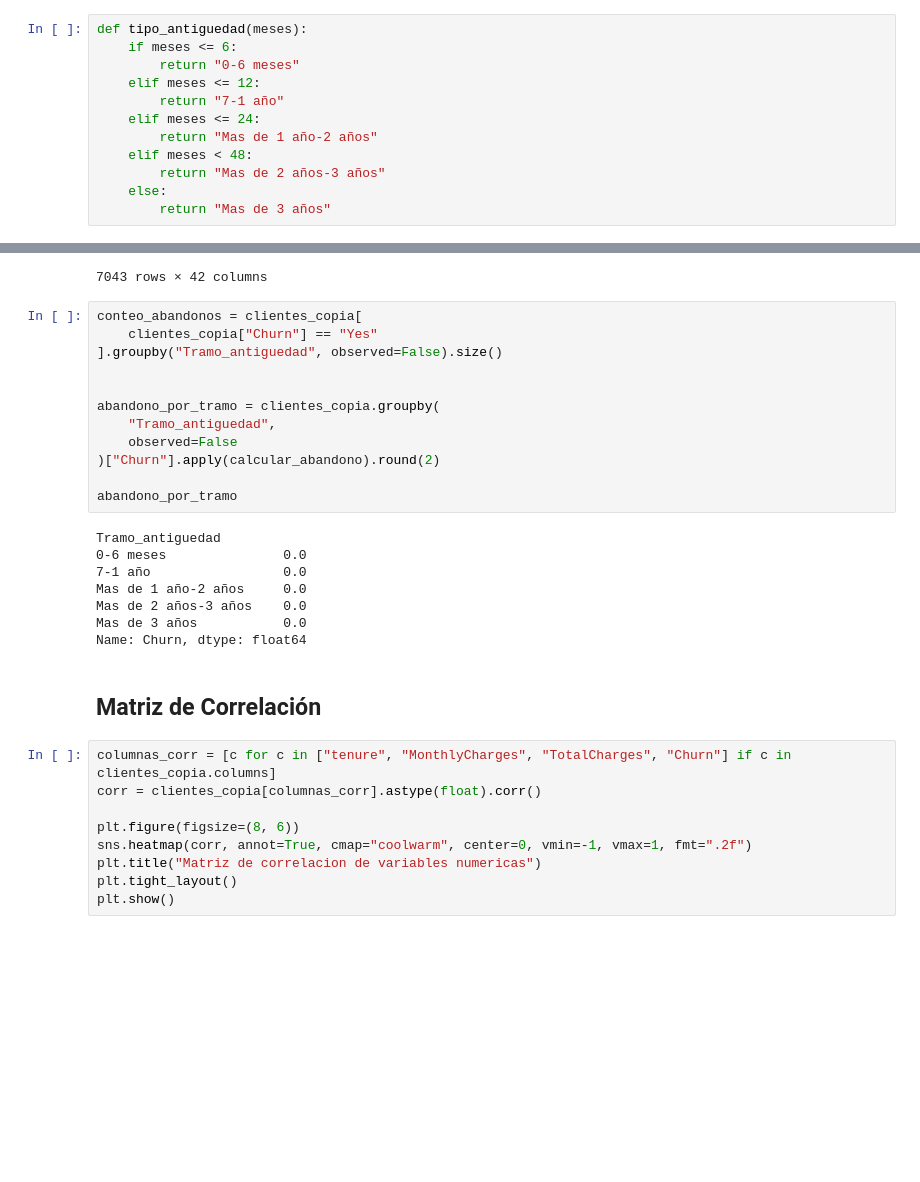
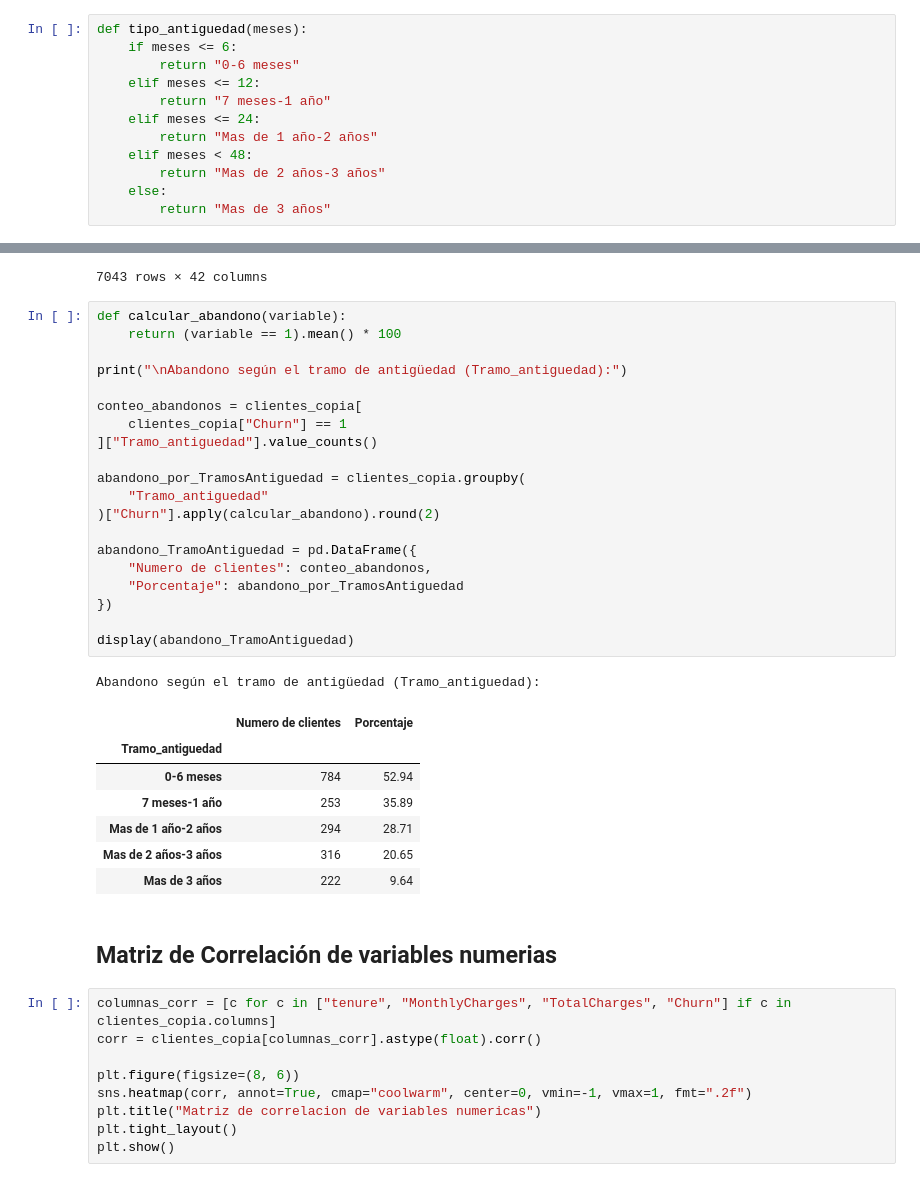
Before and after one commit to daniel-git130/CEIABD_26_27, a Jupyter notebook: MIS_TRABAJOS/Proyecto-1-Trimestre-DanielNietoBouza/Proyecto_DanielNietoBouza.ipynb, the cells around one changed output, grey strips where cells are left out. Drawn from its saved outputs; the diff is of its cells as text; blank space fills up the shorter version.

```diff
--- a/MIS_TRABAJOS/Proyecto-1-Trimestre-DanielNietoBouza/Proyecto_DanielNietoBouza.ipynb
+++ b/MIS_TRABAJOS/Proyecto-1-Trimestre-DanielNietoBouza/Proyecto_DanielNietoBouza.ipynb
@@ -685,7 +685,7 @@ def tipo_antiguedad(meses):
     if meses <= 6:
         return "0-6 meses"
     elif meses <= 12:
-        return "7-1 año"
+        return "7 meses-1 año"
     elif meses <= 24:
         return "Mas de 1 año-2 años"
     elif meses < 48:
@@ -711,27 +711,36 @@ clientes_copia
 | 7042 | 1 | 0 | 0 | 0 | 66 | 1 | 1 | 105.65 | ... |
 7043 rows × 42 columns
 # %%
+def calcular_abandono(variable):
+    return (variable == 1).mean() * 100
+
+print("\nAbandono según el tramo de antigüedad (Tramo_antiguedad):")
+
 conteo_abandonos = clientes_copia[
-    clientes_copia["Churn"] == "Yes"
-].groupby("Tramo_antiguedad", observed=False).size()
+    clientes_copia["Churn"] == 1
+]["Tramo_antiguedad"].value_counts()
 
-
-abandono_por_tramo = clientes_copia.groupby(
-    "Tramo_antiguedad",
-    observed=False
+abandono_por_TramosAntiguedad = clientes_copia.groupby(
+    "Tramo_antiguedad"
 )["Churn"].apply(calcular_abandono).round(2)
 
-abandono_por_tramo
+abandono_TramoAntiguedad = pd.DataFrame({
+    "Numero de clientes": conteo_abandonos,
+    "Porcentaje": abandono_por_TramosAntiguedad
+})
+
+display(abandono_TramoAntiguedad)
 # %% [output]
-Tramo_antiguedad
-0-6 meses               0.0
-7-1 año                 0.0
-Mas de 1 año-2 años     0.0
-Mas de 2 años-3 años    0.0
-Mas de 3 años           0.0
-Name: Churn, dtype: float64
+Abandono según el tramo de antigüedad (Tramo_antiguedad):
+|  | Numero de clientes | Porcentaje |
+| Tramo_antiguedad |  |  |
+| 0-6 meses | 784 | 52.94 |
+| 7 meses-1 año | 253 | 35.89 |
+| Mas de 1 año-2 años | 294 | 28.71 |
+| Mas de 2 años-3 años | 316 | 20.65 |
+| Mas de 3 años | 222 | 9.64 |
 # %% [markdown]
-## Matriz de Correlación
+## Matriz de Correlación de variables numerias
 # %%
 columnas_corr = [c for c in ["tenure", "MonthlyCharges", "TotalCharges", "Churn"] if c in clientes_copia.columns]
 corr = clientes_copia[columnas_corr].astype(float).corr()
```
Also changed, not shown: parts of 18 cells of this notebook.
